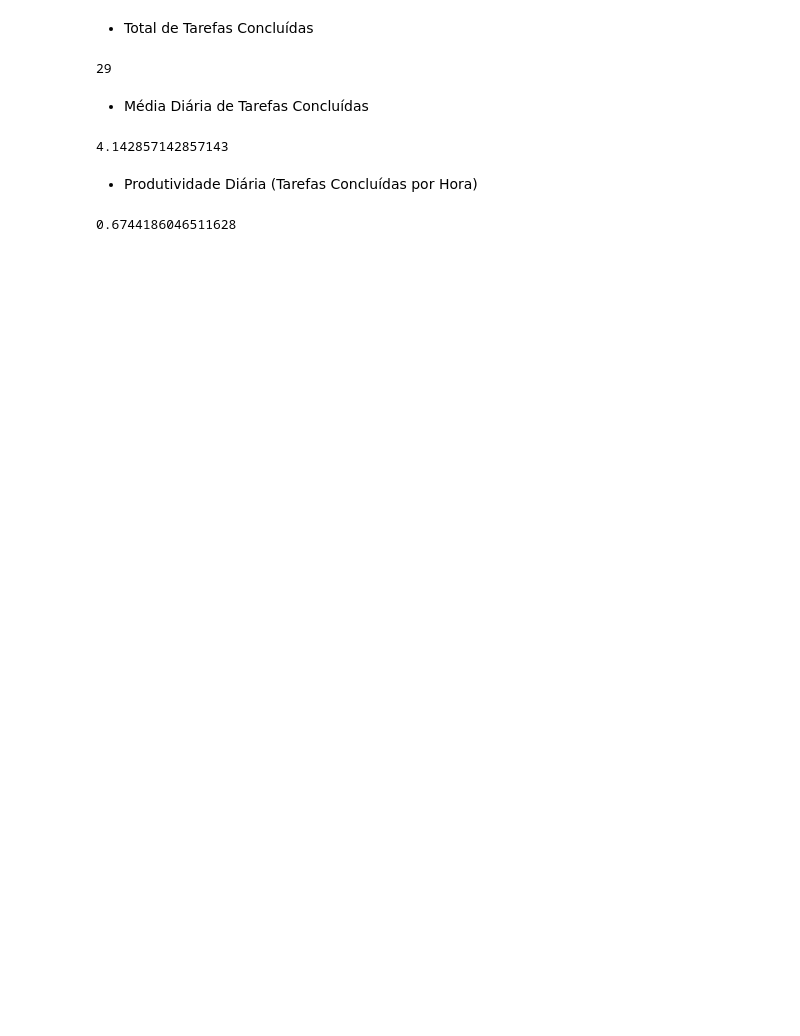
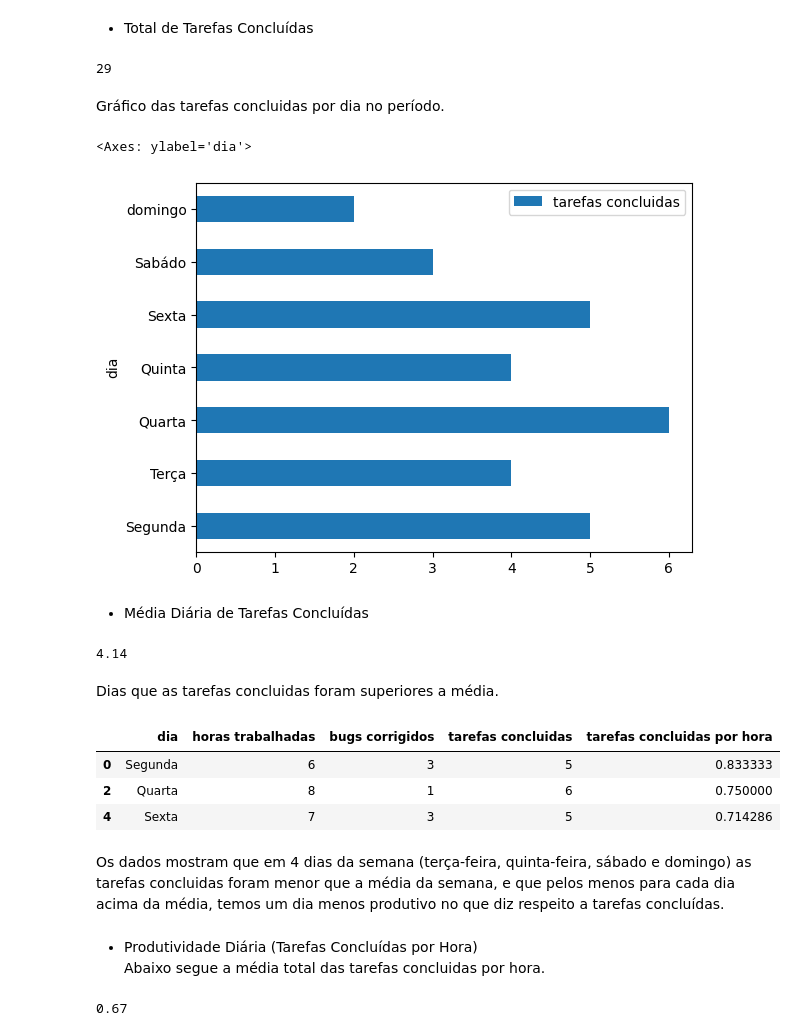
Before and after one commit to denysonbrito/projeto_individual_modulo4, a Jupyter notebook: Arquivo/Atividade_individual_modulo4.ipynb, the cells around one changed output. Cells and saved outputs as stored; diff of their text form; code cells hidden in the pictures; blank space fills up the shorter version.

```diff
--- a/Arquivo/Atividade_individual_modulo4.ipynb
+++ b/Arquivo/Atividade_individual_modulo4.ipynb
@@ -84,17 +116,36 @@ total_tarefas_concluidas = df_relatorio['tarefas concluidas'].sum()
 total_tarefas_concluidas
 # %% [output]
 29
+# %% [markdown]
+Gráfico das tarefas concluidas por dia no período.
+# %%
+df_relatorio.plot(y='tarefas concluidas',x = 'dia', kind='barh')
+# %% [output]
+<Axes: ylabel='dia'>
+[figure, added]
 # %% [markdown]
 - Média Diária de Tarefas Concluídas
 # %%
-media_tarefas_concluidas = df_relatorio['tarefas concluidas'].mean()
+media_tarefas_concluidas = df_relatorio['tarefas concluidas'].mean().round(2)
 media_tarefas_concluidas
 # %% [output]
-4.142857142857143
+4.14
+# %% [markdown]
+Dias que as tarefas concluidas foram superiores a média.
+# %%
+df_relatorio.loc[df_relatorio['tarefas concluidas'] > media_tarefas_concluidas]
+# %% [output]
+|  | dia | horas trabalhadas | bugs corrigidos | tarefas concluidas | tarefas concluidas por hora |
+| 0 | Segunda | 6 | 3 | 5 | 0.833333 |
+| 2 | Quarta | 8 | 1 | 6 | 0.750000 |
+| 4 | Sexta | 7 | 3 | 5 | 0.714286 |
+# %% [markdown]
+Os dados mostram que em 4 dias da semana (terça-feira, quinta-feira, sábado e domingo) as tarefas concluidas foram menor que a média da semana, e que pelos menos para cada dia acima da média, temos um dia menos produtivo no que diz respeito a tarefas concluídas.
 # %% [markdown]
-- Produtividade Diária (Tarefas Concluídas por Hora)
+- Produtividade Diária (Tarefas Concluídas por Hora) <br>
+Abaixo segue a média total das tarefas concluidas por hora.
 # %%
-produtividade_diaria = (total_tarefas_concluidas / total_hr_trabalhadas)
+produtividade_diaria = (total_tarefas_concluidas / total_hr_trabalhadas).round(2)
 produtividade_diaria
 # %% [output]
-0.6744186046511628
+0.67
```
Also changed, not shown: parts of 15 cells of this notebook.
